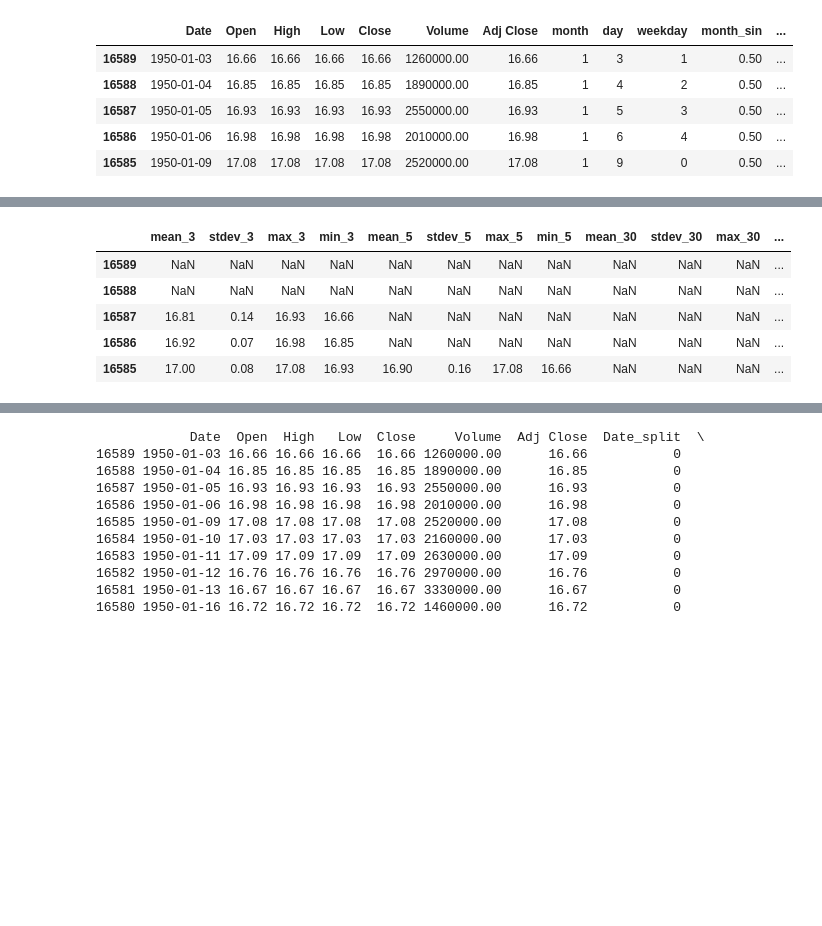
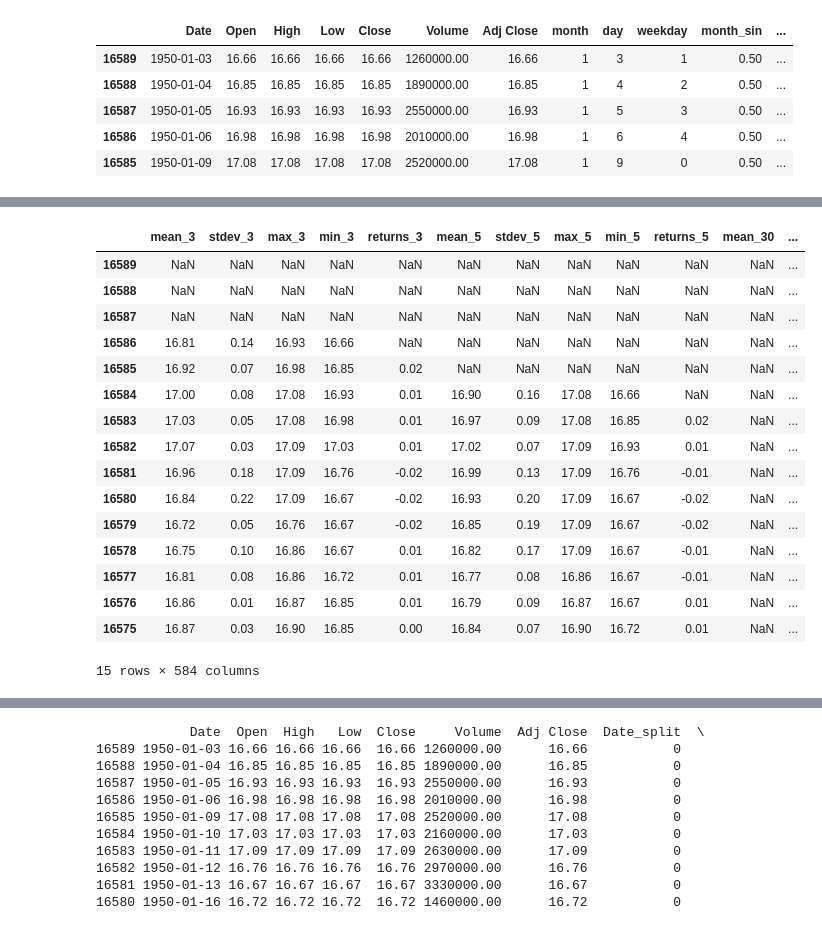
Before and after one commit to TGusciora/python-gp24, a Jupyter notebook: notebooks/001_GP24_tg_EDA_train_model.ipynb, the cells around one changed output, grey strips where cells are left out. Drawn from its saved outputs; the diff is of its cells as text; code cells hidden in the pictures; blank space fills up the shorter version.

Commit message:
2023/07/25
GP24
- working on rolling closing price featured variables (mean, stdev, min, max, returns)

```diff
--- a/notebooks/001_GP24_tg_EDA_train_model.ipynb
+++ b/notebooks/001_GP24_tg_EDA_train_model.ipynb
@@ -210,8 +209,8 @@ data4.head()
 | 16586 | 1950-01-06 | 16.98 | 16.98 | 16.98 | 16.98 | 2010000.00 | 16.98 | 1 | 6 | 4 | 0.50 | ... |
 | 16585 | 1950-01-09 | 17.08 | 17.08 | 17.08 | 17.08 | 2520000.00 | 17.08 | 1 | 9 | 0 | 0.50 | ... |
 # %%
-data['Date_split'] = np.where(data["Date"] > datetime(year=2015, month=4, day=1),1,0)
-
+# dodanie zmiennych
+# Generate all combinations of days for ratio calculations
 
 # Do porownania srednie
 # Jesli przewiduje cenę danego dnia - nie powinienem znać ceny, mogę znać tylko przeszłość
@@ -228,8 +227,6 @@ import numpy as np
 
 # list of days to iterate by
 days = [3, 5, 30, 60, 90, 120, 240, 365]
-# Lista wartości
-values = []
 
 # Dictionary to store results
 results = {}
@@ -238,13 +235,64 @@ for i in days:
     stdev_value = data['Close'].rolling(i).std()
     max_value = data['Close'].rolling(i).max()
     min_value = data['Close'].rolling(i).min()
+    return_value = data['Close'].pct_change(periods = i)
 
     results[f'mean_{i}'] = mean_value
     results[f'stdev_{i}'] = stdev_value
     results[f'max_{i}'] = max_value
     results[f'min_{i}'] = min_value
+    results[f'returns_{i}'] = return_value
 
 
-results_df = pd.DataFrame(results)
-results_df.head()
+combinations = list(itertools.combinations_with_replacement(days, 2))
+print(combinations)
+
+for combo in combinations:
+    day1, day2 = combo
+    if day2 >= day1:
+        # calculate variable value
+        mean_stdev_ratio = np.where(results[f'stdev_{day2}'] != 0, results[f'mean_{day1}'] / results[f'stdev_{day2}'], np.nan)
+        mean_max_ratio = np.where(results[f'max_{day2}'] != 0, results[f'mean_{day1}'] / results[f'max_{day2}'], np.nan)
+        mean_min_ratio = np.where(results[f'min_{day2}'] != 0, results[f'mean_{day1}'] / results[f'min_{day2}'], np.nan)
+        stdev_mean_ratio = np.where(results[f'mean_{day2}'] != 0, results[f'stdev_{day1}'] / results[f'mean_{day2}'], np.nan)
+        stdev_max_ratio = np.where(results[f'max_{day2}'] != 0, results[f'stdev_{day1}'] / results[f'max_{day2}'], np.nan)
+        stdev_min_ratio = np.where(results[f'min_{day2}'] != 0, results[f'stdev_{day1}'] / results[f'min_{day2}'], np.nan)
+        max_mean_ratio = np.where(results[f'mean_{day2}'] != 0, results[f'max_{day1}'] / results[f'mean_{day2}'], np.nan)
+        max_stdev_ratio = np.where(results[f'stdev_{day2}'] != 0, results[f'max_{day1}'] / results[f'stdev_{day2}'], np.nan)
+        max_min_ratio =  np.where(results[f'min_{day2}'] != 0, results[f'max_{day1}'] / results[f'min_{day2}'], np.nan)
+        min_mean_ratio = np.where(results[f'mean_{day2}'] != 0, results[f'min_{day1}'] / results[f'mean_{day2}'], np.nan)
+        min_stdev_ratio = np.where(results[f'stdev_{day2}'] != 0, results[f'min_{day1}'] / results[f'stdev_{day2}'], np.nan)
+        min_max_ratio = np.where(results[f'max_{day2}'] != 0, results[f'min_{day1}'] / results[f'max_{day2}'], np.nan)
+        # assign to dictionary
+        results[f'mean_{day1}_stdev_{day2}_ratio'] = mean_stdev_ratio
+        results[f'mean_{day1}_max_{day2}_ratio'] = mean_max_ratio
+        results[f'mean_{day1}_min_{day2}_ratio'] = mean_min_ratio
+        results[f'stdev_{day1}_mean_{day2}_ratio'] = stdev_mean_ratio
+        results[f'stdev_{day1}_max_{day2}_ratio'] = stdev_max_ratio
+        results[f'stdev_{day1}_min_{day2}_ratio'] = stdev_min_ratio
+        results[f'max_{day1}_mean_{day2}_ratio'] = max_mean_ratio
+        results[f'max_{day1}_stdev_{day2}_ratio'] = max_stdev_ratio
+        results[f'max_{day1}_min_{day2}_ratio'] = max_min_ratio
+        results[f'min_{day1}_mean_{day2}_ratio'] = min_mean_ratio
+        results[f'min_{day1}_stdev_{day2}_ratio'] = min_stdev_ratio
+        results[f'min_{day1}_max_{day2}_ratio'] = min_max_ratio
+        # Only calculate the ratio if day2 > day1, otherwise value = 1
+        if day2 > day1:
+            # calculate variable value
+            mean_ratio = np.where(results[f'mean_{day2}'] != 0, results[f'mean_{day1}'] / results[f'mean_{day2}'], np.nan)
+            stdev_ratio = np.where(results[f'stdev_{day2}'] != 0, results[f'stdev_{day1}'] / results[f'stdev_{day2}'], np.nan)
+            max_ratio = np.where(results[f'max_{day2}'] != 0, results[f'max_{day1}'] / results[f'max_{day2}'], np.nan)
+            min_ratio = np.where(results[f'min_{day2}'] != 0, results[f'min_{day1}'] / results[f'min_{day2}'], np.nan)
+            # assign to dictionary
+            results[f'mean_{day1}_mean_{day2}_ratio'] = mean_ratio
+            results[f'stdev_{day1}_stdev_{day2}_ratio'] = stdev_ratio
+            results[f'max_{day1}_max_{day2}_ratio'] = max_ratio
+            results[f'min_{day1}_min_{day2}_ratio'] = min_ratio
+
+
+results = pd.DataFrame(results)
+
+results = results.shift(periods=1)
+print(results.shape)
+results.head(15)
 # %% [output]
@@ -251,6 +301,17 @@ results_df.head()
-|  | mean_3 | stdev_3 | max_3 | min_3 | mean_5 | stdev_5 | max_5 | min_5 | mean_30 | stdev_30 | max_30 | ... |
+|  | mean_3 | stdev_3 | max_3 | min_3 | returns_3 | mean_5 | stdev_5 | max_5 | min_5 | returns_5 | mean_30 | ... |
 | 16589 | NaN | NaN | NaN | NaN | NaN | NaN | NaN | NaN | NaN | NaN | NaN | ... |
 | 16588 | NaN | NaN | NaN | NaN | NaN | NaN | NaN | NaN | NaN | NaN | NaN | ... |
-| 16587 | 16.81 | 0.14 | 16.93 | 16.66 | NaN | NaN | NaN | NaN | NaN | NaN | NaN | ... |
-| 16586 | 16.92 | 0.07 | 16.98 | 16.85 | NaN | NaN | NaN | NaN | NaN | NaN | NaN | ... |
-| 16585 | 17.00 | 0.08 | 17.08 | 16.93 | 16.90 | 0.16 | 17.08 | 16.66 | NaN | NaN | NaN | ... |
+| 16587 | NaN | NaN | NaN | NaN | NaN | NaN | NaN | NaN | NaN | NaN | NaN | ... |
+| 16586 | 16.81 | 0.14 | 16.93 | 16.66 | NaN | NaN | NaN | NaN | NaN | NaN | NaN | ... |
+| 16585 | 16.92 | 0.07 | 16.98 | 16.85 | 0.02 | NaN | NaN | NaN | NaN | NaN | NaN | ... |
+| 16584 | 17.00 | 0.08 | 17.08 | 16.93 | 0.01 | 16.90 | 0.16 | 17.08 | 16.66 | NaN | NaN | ... |
+| 16583 | 17.03 | 0.05 | 17.08 | 16.98 | 0.01 | 16.97 | 0.09 | 17.08 | 16.85 | 0.02 | NaN | ... |
+| 16582 | 17.07 | 0.03 | 17.09 | 17.03 | 0.01 | 17.02 | 0.07 | 17.09 | 16.93 | 0.01 | NaN | ... |
+| 16581 | 16.96 | 0.18 | 17.09 | 16.76 | -0.02 | 16.99 | 0.13 | 17.09 | 16.76 | -0.01 | NaN | ... |
+| 16580 | 16.84 | 0.22 | 17.09 | 16.67 | -0.02 | 16.93 | 0.20 | 17.09 | 16.67 | -0.02 | NaN | ... |
+| 16579 | 16.72 | 0.05 | 16.76 | 16.67 | -0.02 | 16.85 | 0.19 | 17.09 | 16.67 | -0.02 | NaN | ... |
+| 16578 | 16.75 | 0.10 | 16.86 | 16.67 | 0.01 | 16.82 | 0.17 | 17.09 | 16.67 | -0.01 | NaN | ... |
+| 16577 | 16.81 | 0.08 | 16.86 | 16.72 | 0.01 | 16.77 | 0.08 | 16.86 | 16.67 | -0.01 | NaN | ... |
+| 16576 | 16.86 | 0.01 | 16.87 | 16.85 | 0.01 | 16.79 | 0.09 | 16.87 | 16.67 | 0.01 | NaN | ... |
+| 16575 | 16.87 | 0.03 | 16.90 | 16.85 | 0.00 | 16.84 | 0.07 | 16.90 | 16.72 | 0.01 | NaN | ... |
+15 rows × 584 columns
```
Also changed, not shown: parts of 5 cells of this notebook.
